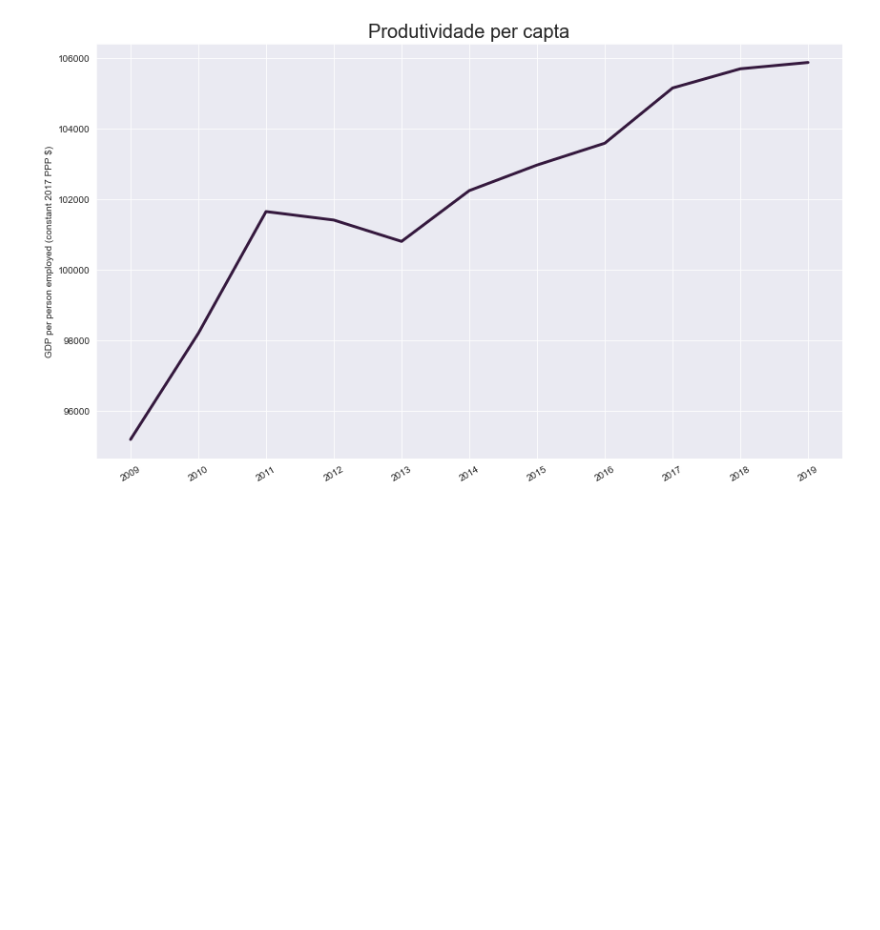
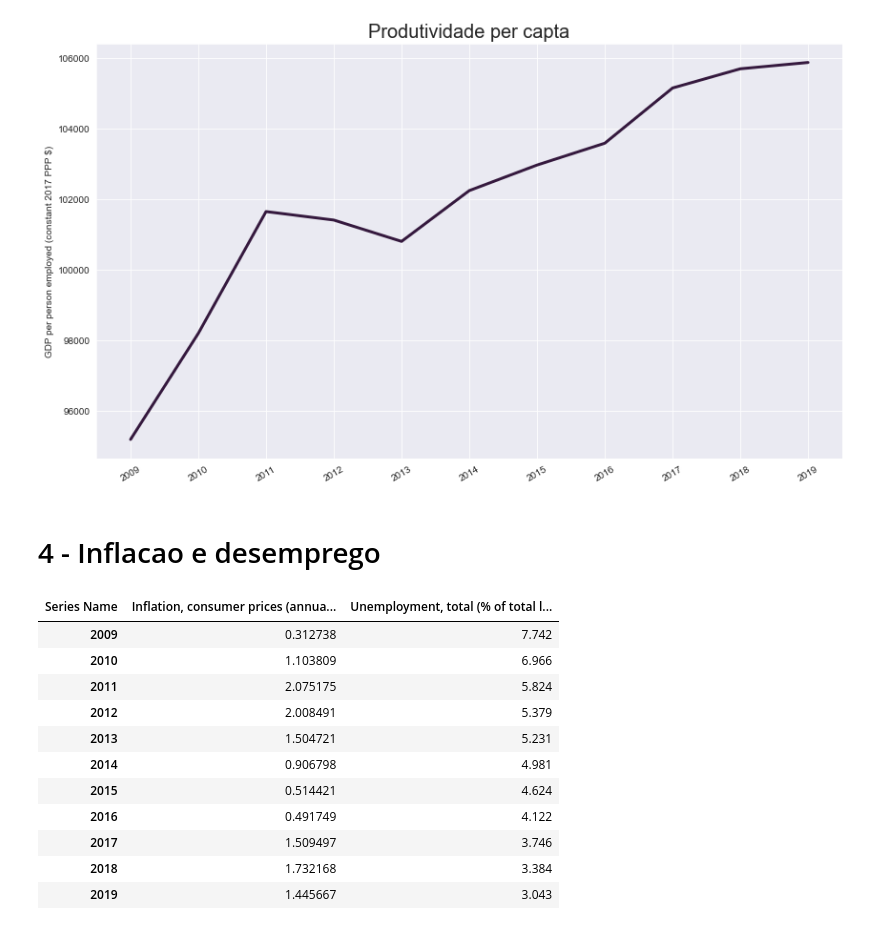
Before and after one commit to rmcnribeiro/T3_ECO-A, a Jupyter notebook: codigos/trabalho_3.ipynb, the cells around one changed output. Drawn from its saved outputs; the diff is of its cells as text; code cells hidden in the pictures; blank space fills up the shorter version.

```diff
--- a/codigos/trabalho_3.ipynb
+++ b/codigos/trabalho_3.ipynb
@@ -209,3 +248,20 @@ plt.savefig('./../graficos/produtividade_.png')
 plt.show()
 # %% [output]
 [figure]
+# %% [markdown]
+# 4 - Inflacao e desemprego
+# %%
+df_interesse[colunas_interesse_4]
+# %% [output]
+| Series Name | Inflation, consumer prices (annua... | Unemployment, total (% of total l... |
+| 2009 | 0.312738 | 7.742 |
+| 2010 | 1.103809 | 6.966 |
+| 2011 | 2.075175 | 5.824 |
+| 2012 | 2.008491 | 5.379 |
+| 2013 | 1.504721 | 5.231 |
+| 2014 | 0.906798 | 4.981 |
+| 2015 | 0.514421 | 4.624 |
+| 2016 | 0.491749 | 4.122 |
+| 2017 | 1.509497 | 3.746 |
+| 2018 | 1.732168 | 3.384 |
+| 2019 | 1.445667 | 3.043 |
```
Also changed, not shown: parts of 9 cells of this notebook, 2 other files.
